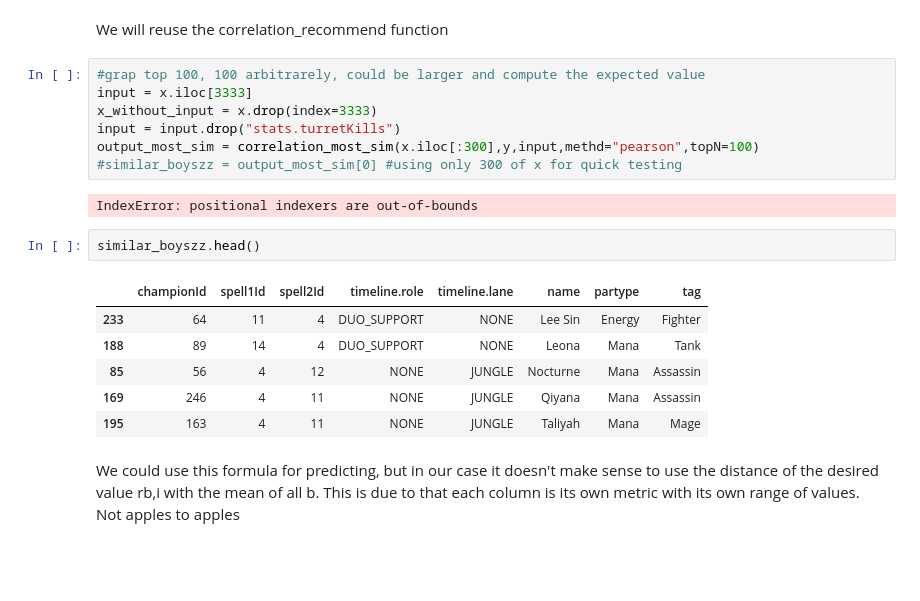
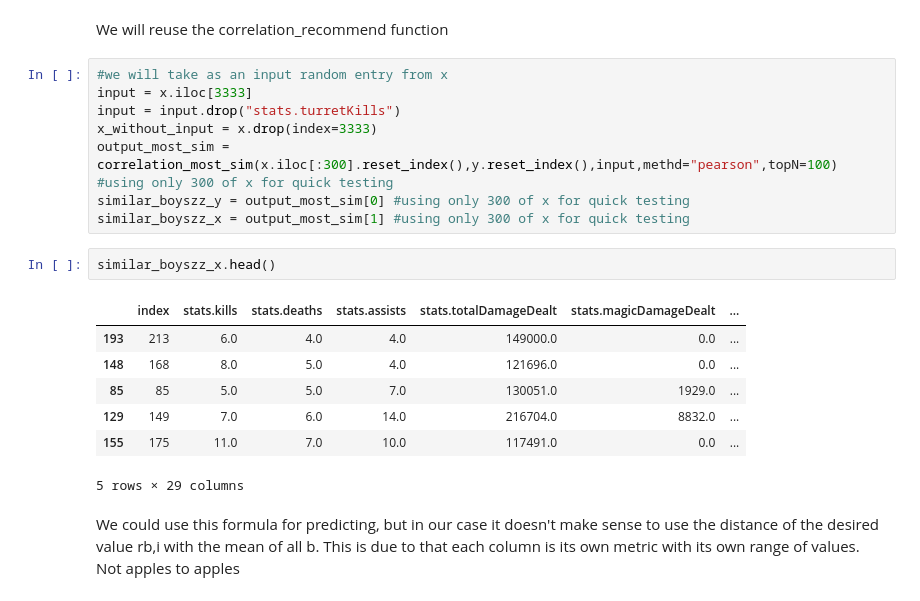
Before and after one commit to Haradai/lol-datascience-project, a Jupyter notebook: Models.ipynb, the cells around one changed output. Saved outputs shown, nothing was run; the diff lists cells and outputs as text; blank space fills up the shorter version.

```diff
--- a/Models.ipynb
+++ b/Models.ipynb
@@ -361,23 +361,23 @@ My intuition says that probably someone with a lot of physical damage will have
 # %% [markdown]
 We will reuse the correlation_recommend function
 # %%
-#grap top 100, 100 arbitrarely, could be larger and compute the expected value
+#we will take as an input random entry from x
 input = x.iloc[3333]
+input = input.drop("stats.turretKills")
 x_without_input = x.drop(index=3333)
-input = input.drop("stats.turretKills")
-output_most_sim = correlation_most_sim(x.iloc[:300],y,input,methd="pearson",topN=100)
-#similar_boyszz = output_most_sim[0] #using only 300 of x for quick testing
+output_most_sim = correlation_most_sim(x.iloc[:300].reset_index(),y.reset_index(),input,methd="pearson",topN=100) #using only 300 of x for quick testing
+similar_boyszz_y = output_most_sim[0] #using only 300 of x for quick testing
+similar_boyszz_x = output_most_sim[1] #using only 300 of x for quick testing
-# %% [output]
-IndexError: positional indexers are out-of-bounds
 # %%
-similar_boyszz.head()
+similar_boyszz_x.head()
 # %% [output]
-|  | championId | spell1Id | spell2Id | timeline.role | timeline.lane | name | partype | tag |
-| 233 | 64 | 11 | 4 | DUO_SUPPORT | NONE | Lee Sin | Energy | Fighter |
-| 188 | 89 | 14 | 4 | DUO_SUPPORT | NONE | Leona | Mana | Tank |
-| 85 | 56 | 4 | 12 | NONE | JUNGLE | Nocturne | Mana | Assassin |
-| 169 | 246 | 4 | 11 | NONE | JUNGLE | Qiyana | Mana | Assassin |
-| 195 | 163 | 4 | 11 | NONE | JUNGLE | Taliyah | Mana | Mage |
+|  | index | stats.kills | stats.deaths | stats.assists | stats.totalDamageDealt | stats.magicDamageDealt | ... |
+| 193 | 213 | 6.0 | 4.0 | 4.0 | 149000.0 | 0.0 | ... |
+| 148 | 168 | 8.0 | 5.0 | 4.0 | 121696.0 | 0.0 | ... |
+| 85 | 85 | 5.0 | 5.0 | 7.0 | 130051.0 | 1929.0 | ... |
+| 129 | 149 | 7.0 | 6.0 | 14.0 | 216704.0 | 8832.0 | ... |
+| 155 | 175 | 11.0 | 7.0 | 10.0 | 117491.0 | 0.0 | ... |
+5 rows × 29 columns
 # %% [markdown]
 We could use this formula for predicting, but in our case it doesn't make sense to use the distance of the desired value rb,i with the mean of all b. This is due to that each column is its own metric with its own range of values. Not apples to apples
 # %% [markdown]
```
Also changed, not shown: parts of 4 cells of this notebook.
